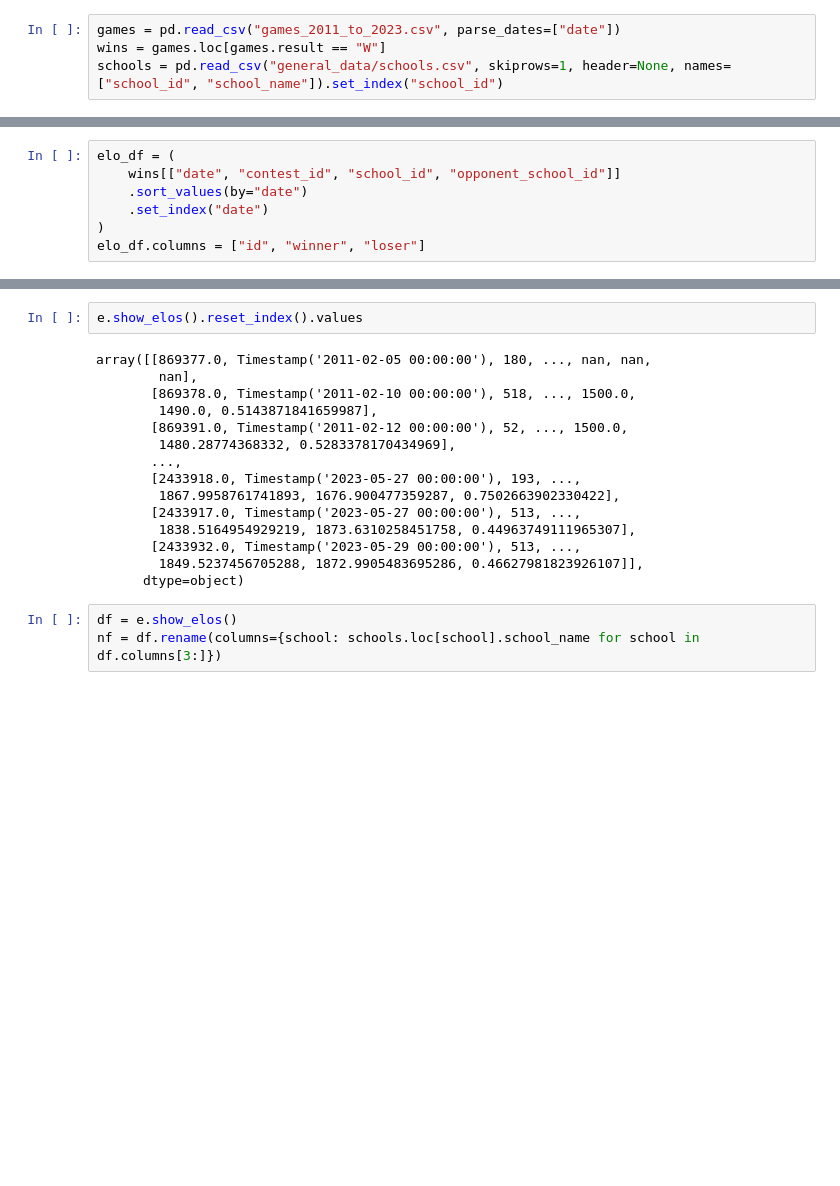
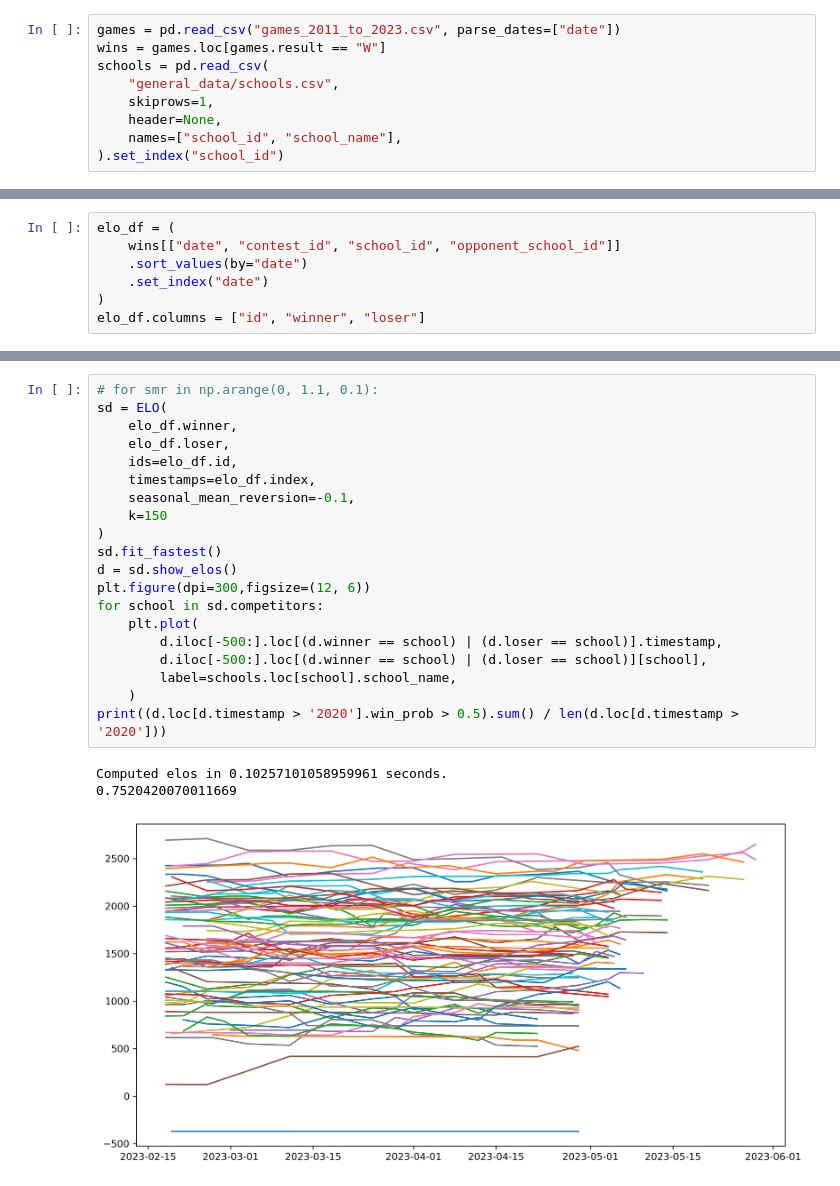
Before and after one commit to evanglas/lacrosse-analysis, a Jupyter notebook: elo_predictor.ipynb, the cells around one changed output, grey strips where cells are left out. Drawn from its saved outputs; the diff is of its cells as text; blank space fills up the shorter version.

Commit message:
Added seasonal mean reversion, didn't see much benefit

```diff
--- a/elo_predictor.ipynb
+++ b/elo_predictor.ipynb
@@ -7,4 +8,9 @@ import time
 # %%
 games = pd.read_csv("games_2011_to_2023.csv", parse_dates=["date"])
 wins = games.loc[games.result == "W"]
-schools = pd.read_csv("general_data/schools.csv", skiprows=1, header=None, names=["school_id", "school_name"]).set_index("school_id")
+schools = pd.read_csv(
+    "general_data/schools.csv",
+    skiprows=1,
+    header=None,
+    names=["school_id", "school_name"],
+).set_index("school_id")
@@ -194,20 +195,24 @@ array
-# %%
-e.show_elos().reset_index().values
-# %% [output]
-array([[869377.0, Timestamp('2011-02-05 00:00:00'), 180, ..., nan, nan,
-        nan],
-       [869378.0, Timestamp('2011-02-10 00:00:00'), 518, ..., 1500.0,
-        1490.0, 0.5143871841659987],
-       [869391.0, Timestamp('2011-02-12 00:00:00'), 52, ..., 1500.0,
-        1480.28774368332, 0.5283378170434969],
-       ...,
-       [2433918.0, Timestamp('2023-05-27 00:00:00'), 193, ...,
-        1867.9958761741893, 1676.900477359287, 0.7502663902330422],
-       [2433917.0, Timestamp('2023-05-27 00:00:00'), 513, ...,
-        1838.5164954929219, 1873.6310258451758, 0.44963749111965307],
-       [2433932.0, Timestamp('2023-05-29 00:00:00'), 513, ...,
-        1849.5237456705288, 1872.9905483695286, 0.46627981823926107]],
-      dtype=object)
-# %%
-df = e.show_elos()
-nf = df.rename(columns={school: schools.loc[school].school_name for school in df.columns[3:]})
+# %%
+# for smr in np.arange(0, 1.1, 0.1):
+sd = ELO(
+    elo_df.winner,
+    elo_df.loser,
+    ids=elo_df.id,
+    timestamps=elo_df.index,
+    seasonal_mean_reversion=-0.1,
+    k=150
+)
+sd.fit_fastest()
+d = sd.show_elos()
+plt.figure(dpi=300,figsize=(12, 6))
+for school in sd.competitors:
+    plt.plot(
+        d.iloc[-500:].loc[(d.winner == school) | (d.loser == school)].timestamp,
+        d.iloc[-500:].loc[(d.winner == school) | (d.loser == school)][school],
+        label=schools.loc[school].school_name,
+    )
+print((d.loc[d.timestamp > '2020'].win_prob > 0.5).sum() / len(d.loc[d.timestamp > '2020']))
+# %% [output]
+Computed elos in 0.10257101058959961 seconds.
+0.7520420070011669
+[figure, added]
```
Also changed, not shown: parts of 29 cells of this notebook, 1 other file.
